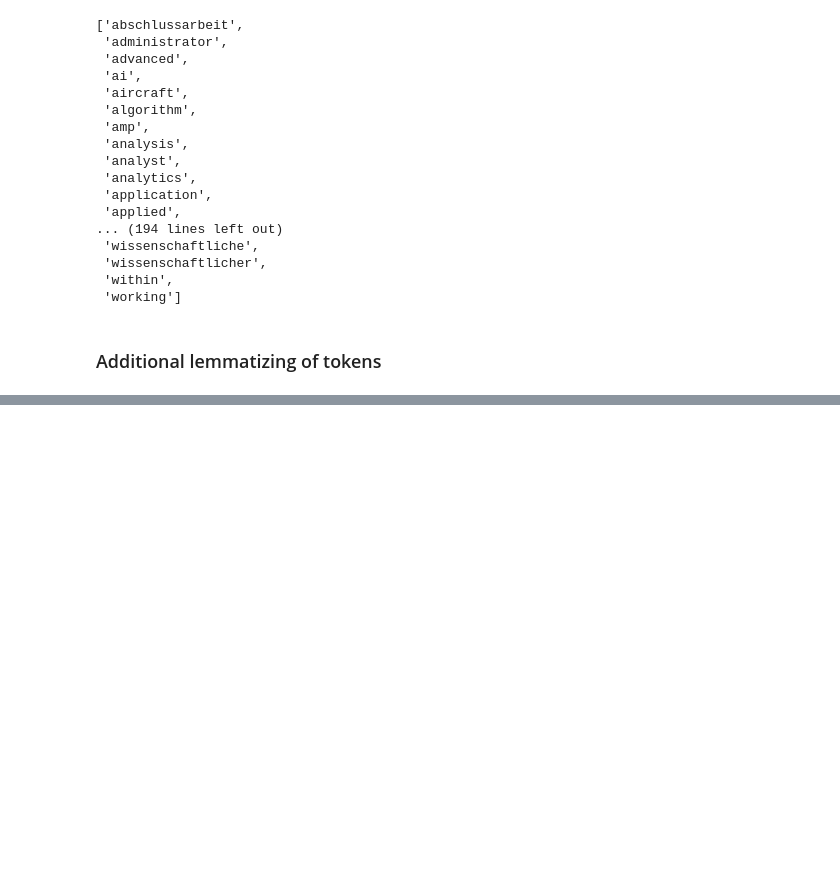
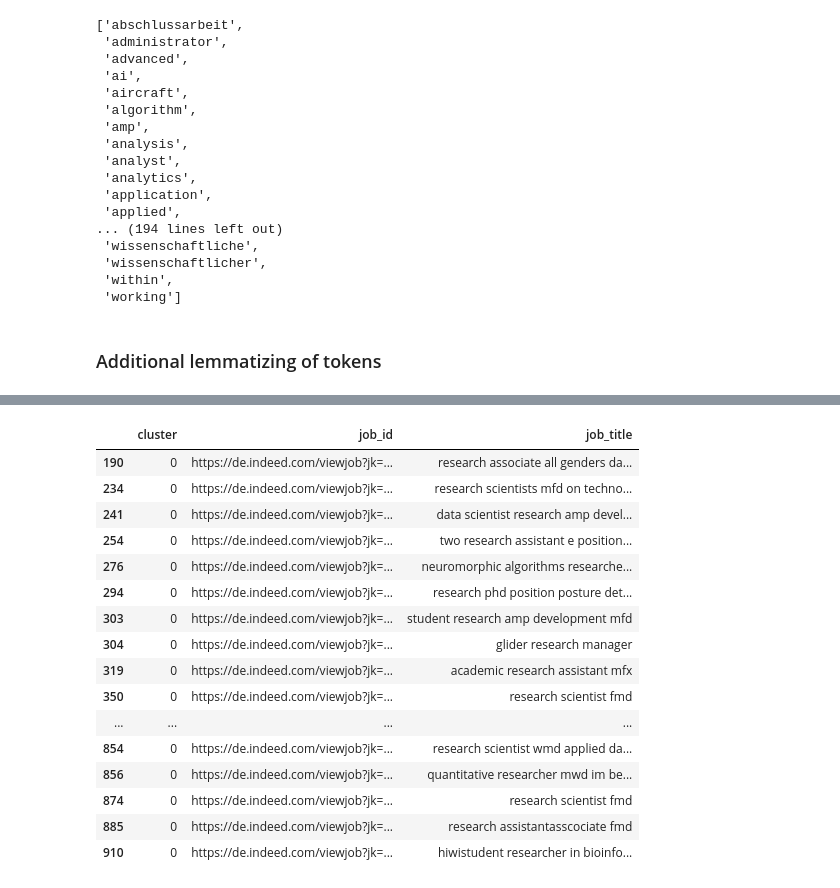
Before and after one commit to damnpav/arbeite_parser, a Jupyter notebook: notebooks/_1_eda_cleaned.ipynb, the cells around one changed output, grey strips where cells are left out. Saved outputs shown, nothing was run; the diff lists cells and outputs as text; code cells hidden in the pictures; blank space fills up the shorter version.

Commit message:
clusterizing

```diff
--- a/notebooks/_1_eda_cleaned.ipynb
+++ b/notebooks/_1_eda_cleaned.ipynb
@@ -497,0 +589,11 @@ OSError: [E050] Can't find model 'en_core_web_sm'. It doesn't seem to be a Pytho
+# %%
+n_clusters = 5  # replace with the number of clusters you want
+
+# Prepare the data for clustering
+X = bow_df5.drop('job_id', axis=1)
+
+# Initialize the KMeans object
+kmeans = KMeans(n_clusters=n_clusters, random_state=0)
+
+# Perform clustering
+bow_df5['cluster'] = kmeans.fit_predict(X)
@@ -497,0 +621,24 @@ OSError: [E050] Can't find model 'en_core_web_sm'. It doesn't seem to be a Pytho
+# %%
+bow_df6 = bow_df5[['cluster', 'job_id']].copy()
+# %%
+bow_df6 = bow_df6.merge(job_title_df[['job_id', 'job_title']], how='left', on='job_id')
+# %%
+bow_df6.loc[bow_df6['cluster']==0]
+# %% [output]
+|  | cluster | job_id | job_title |
+| 190 | 0 | https://de.indeed.com/viewjob?jk=... | research associate all genders da... |
+| 234 | 0 | https://de.indeed.com/viewjob?jk=... | research scientists mfd on techno... |
+| 241 | 0 | https://de.indeed.com/viewjob?jk=... | data scientist research amp devel... |
+| 254 | 0 | https://de.indeed.com/viewjob?jk=... | two research assistant e position... |
+| 276 | 0 | https://de.indeed.com/viewjob?jk=... | neuromorphic algorithms researche... |
+| 294 | 0 | https://de.indeed.com/viewjob?jk=... | research phd position posture det... |
+| 303 | 0 | https://de.indeed.com/viewjob?jk=... | student research amp development mfd |
+| 304 | 0 | https://de.indeed.com/viewjob?jk=... | glider research manager |
+| 319 | 0 | https://de.indeed.com/viewjob?jk=... | academic research assistant mfx |
+| 350 | 0 | https://de.indeed.com/viewjob?jk=... | research scientist fmd |
+| ... | ... | ... | ... |
+| 854 | 0 | https://de.indeed.com/viewjob?jk=... | research scientist wmd applied da... |
+| 856 | 0 | https://de.indeed.com/viewjob?jk=... | quantitative researcher mwd im be... |
+| 874 | 0 | https://de.indeed.com/viewjob?jk=... | research scientist fmd |
+| 885 | 0 | https://de.indeed.com/viewjob?jk=... | research assistantasscociate fmd |
+| 910 | 0 | https://de.indeed.com/viewjob?jk=... | hiwistudent researcher in bioinfo... |
```
Also changed, not shown: parts of 29 cells of this notebook.
